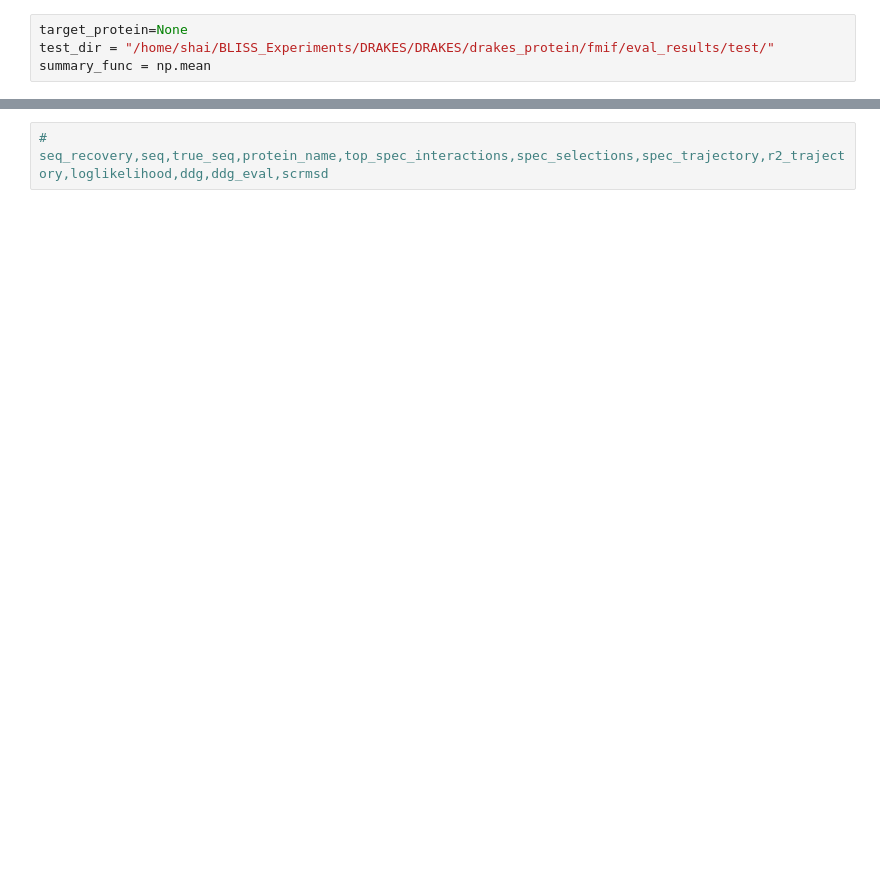
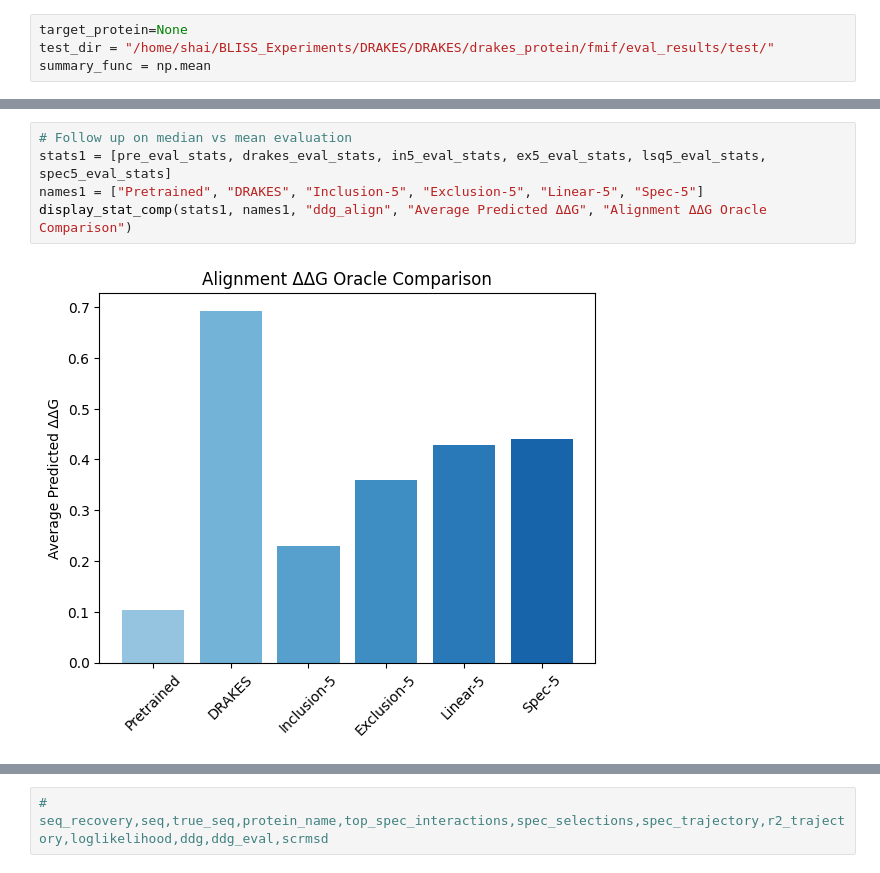
Before and after one commit to shainotshy1/BLISS_Experiments, a Jupyter notebook: DRAKES/analyze_new_spectral.ipynb, the cells around one changed output, grey strips where cells are left out. Cells and saved outputs as stored; diff of their text form; blank space fills up the shorter version.

```diff
--- a/DRAKES/analyze_new_spectral.ipynb
+++ b/DRAKES/analyze_new_spectral.ipynb
@@ -86,0 +137,7 @@ display_stat_comp(stats, names, "ll", "Average ProtGPT2 Negative Log Likelihood"
+# %%
+# Follow up on median vs mean evaluation
+stats1 = [pre_eval_stats, drakes_eval_stats, in5_eval_stats, ex5_eval_stats, lsq5_eval_stats, spec5_eval_stats]
+names1 = ["Pretrained", "DRAKES", "Inclusion-5", "Exclusion-5", "Linear-5", "Spec-5"]
+display_stat_comp(stats1, names1, "ddg_align", "Average Predicted ΔΔG", "Alignment ΔΔG Oracle Comparison")
+# %% [output]
+[figure, added]
```
Also changed, not shown: parts of 15 cells of this notebook.
